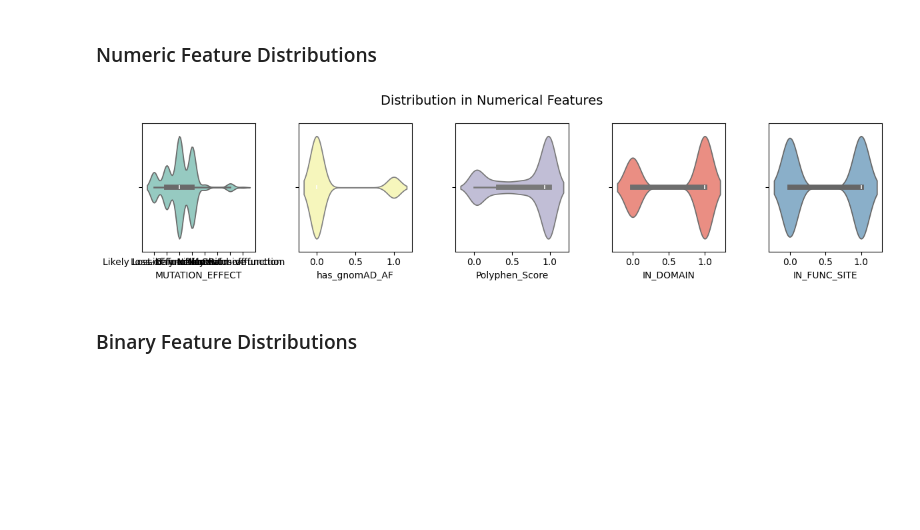
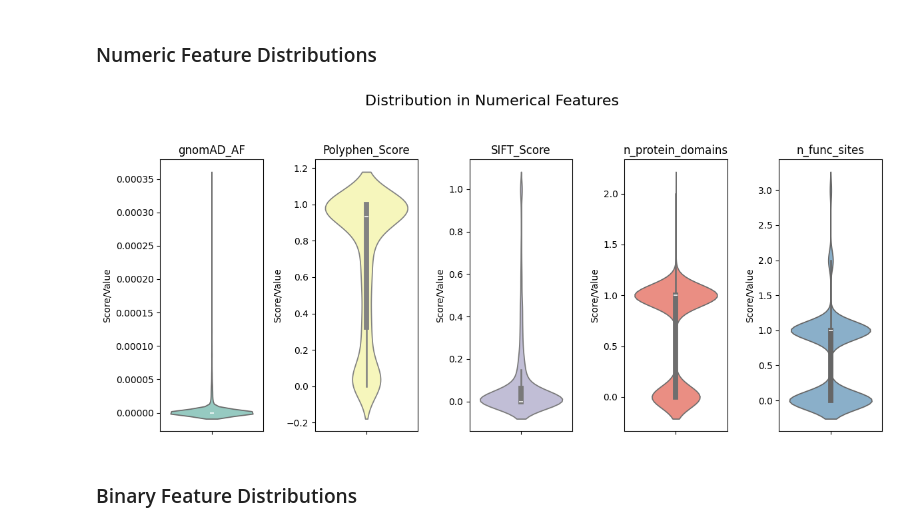
Before and after one commit to anekleiven/machine_learning_pipeline, a Jupyter notebook: 02_Exploratory_Analysis.ipynb, the cells around one changed output. Drawn from its saved outputs; the diff is of its cells as text; code cells hidden in the pictures; blank space fills up the shorter version.

```diff
--- a/02_Exploratory_Analysis.ipynb
+++ b/02_Exploratory_Analysis.ipynb
@@ -164,27 +170,28 @@ XRCC1                   2.0        0.0
 # %% [markdown]
 ### Numeric Feature Distributions
 # %%
-# visualize feature distributions
+# define the numeric columns
+numeric_cols = ["gnomAD_AF", "Polyphen_Score", "SIFT_Score", "n_protein_domains", "n_func_sites"]
 
-wanted_indices = {3,5,6,9,11}
+# define the subplots
+fig, axes = plt.subplots(1, len(numeric_cols), figsize=(12,5))
 
-columns = [col for i, col in enumerate(ml_data.columns) if i in wanted_indices]
+# Loop through columns and create violinplot
+for i, col in enumerate(numeric_cols):
+    sns.violinplot(y=ml_data[col], ax=axes[i], color=sns.color_palette('Set3')[i])
 
-fig, axes = plt.subplots(1,5, figsize = (12,3))
-axes = axes.flatten()
+    # decorate plot
+    axes[i].set_title(col, fontsize=12)
+    axes[i].set_ylabel("Score/Value")
+    axes[i].set_xlabel("") # remove x-label
 
-colors = sns.color_palette('Set3', n_colors=len(columns))
-for i, col in enumerate(columns):
-    sns.violinplot(x=col, data=ml_data, ax=axes[i],
-color=colors[i])
-
-plt.suptitle("Distribution in Numerical Features", fontsize=14)
+plt.suptitle("Distribution in Numerical Features", fontsize=16, y=1.05)
 
 plt.tight_layout()
-plt.savefig("plots/violinplot_numeric.png", dpi=300)
+plt.savefig("plots/violinplot_numeric.png", dpi=300, bbox_inches='tight')
 plt.show()
 # %% [output]
-[figure, old version]
+[figure, new version]
 # %% [markdown]
 ### Binary Feature Distributions
 # %%
```
Also changed, not shown: parts of 14 cells of this notebook, 6 other files.
